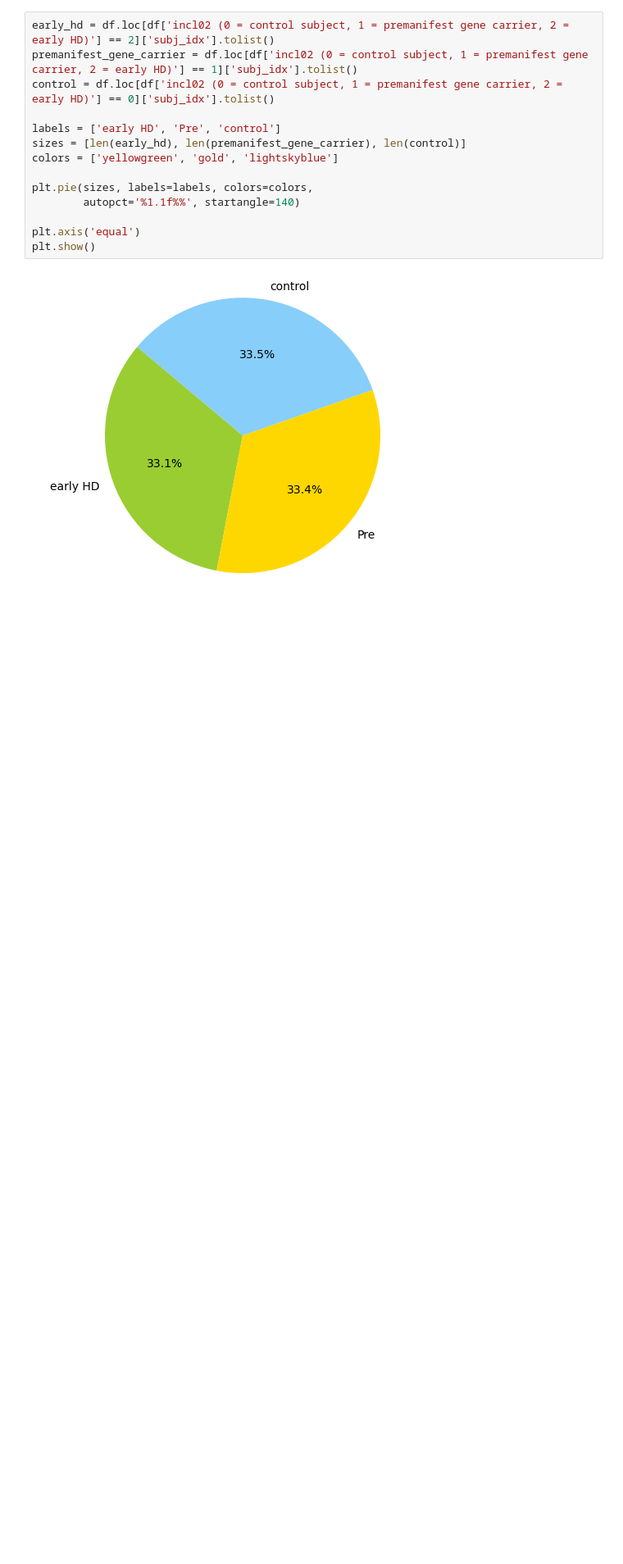
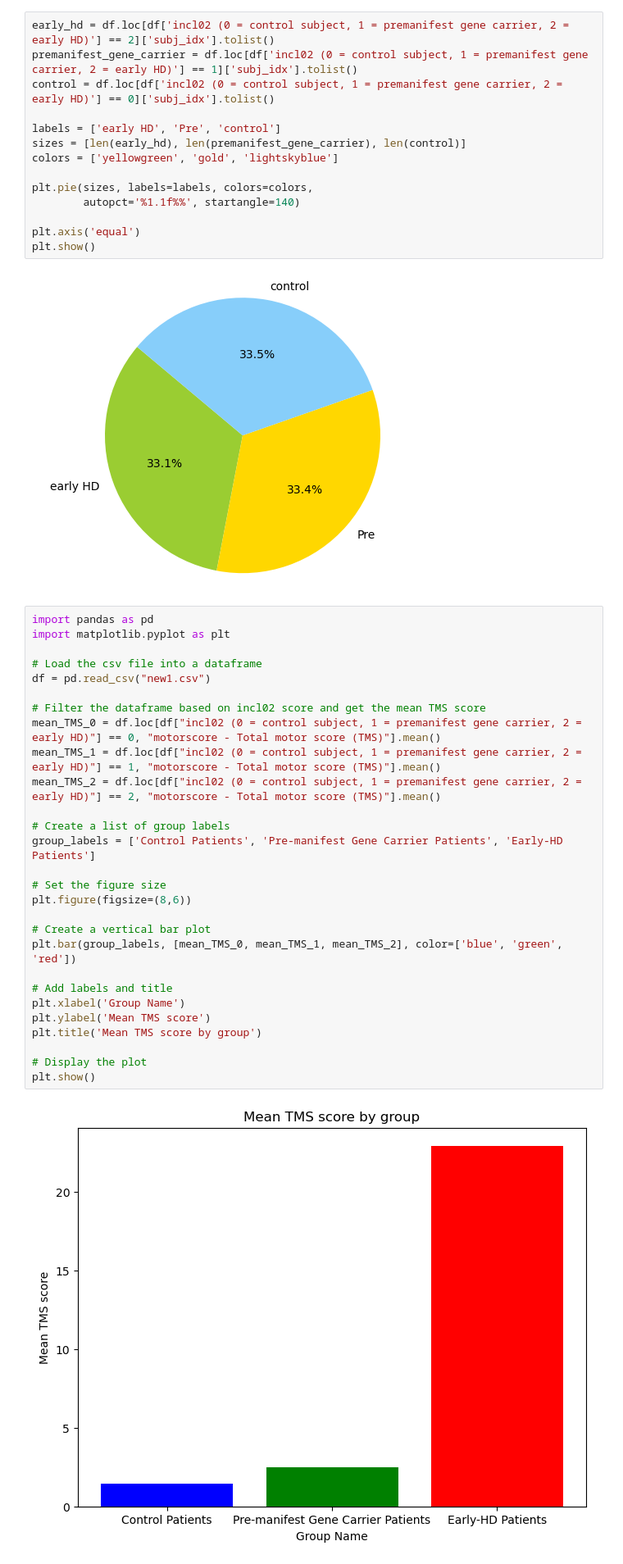
Before and after one commit to Jasmeer57/TRACK-HD_DATA_Computational_Analysis, a Jupyter notebook: EDA.ipynb, the cells around one changed output. Shown at 82% size. Drawn from its saved outputs; the diff is of its cells as text; blank space fills up the shorter version.

```diff
--- a/EDA.ipynb
+++ b/EDA.ipynb
@@ -474,3 +683,33 @@ plt.axis('equal')
 plt.show()
 # %% [output]
 [figure]
+# %%
+import pandas as pd
+import matplotlib.pyplot as plt
+
+# Load the csv file into a dataframe
+df = pd.read_csv("new1.csv")
+
+# Filter the dataframe based on incl02 score and get the mean TMS score
+mean_TMS_0 = df.loc[df["incl02 (0 = control subject, 1 = premanifest gene carrier, 2 = early HD)"] == 0, "motorscore - Total motor score (TMS)"].mean()
+mean_TMS_1 = df.loc[df["incl02 (0 = control subject, 1 = premanifest gene carrier, 2 = early HD)"] == 1, "motorscore - Total motor score (TMS)"].mean()
+mean_TMS_2 = df.loc[df["incl02 (0 = control subject, 1 = premanifest gene carrier, 2 = early HD)"] == 2, "motorscore - Total motor score (TMS)"].mean()
+
+# Create a list of group labels
+group_labels = ['Control Patients', 'Pre-manifest Gene Carrier Patients', 'Early-HD Patients']
+
+# Set the figure size
+plt.figure(figsize=(8,6))
+
+# Create a vertical bar plot
+plt.bar(group_labels, [mean_TMS_0, mean_TMS_1, mean_TMS_2], color=['blue', 'green', 'red'])
+
+# Add labels and title
+plt.xlabel('Group Name')
+plt.ylabel('Mean TMS score')
+plt.title('Mean TMS score by group')
+
+# Display the plot
+plt.show()
+# %% [output]
+[figure, added]
```
Also changed, not shown: parts of 30 cells of this notebook.
